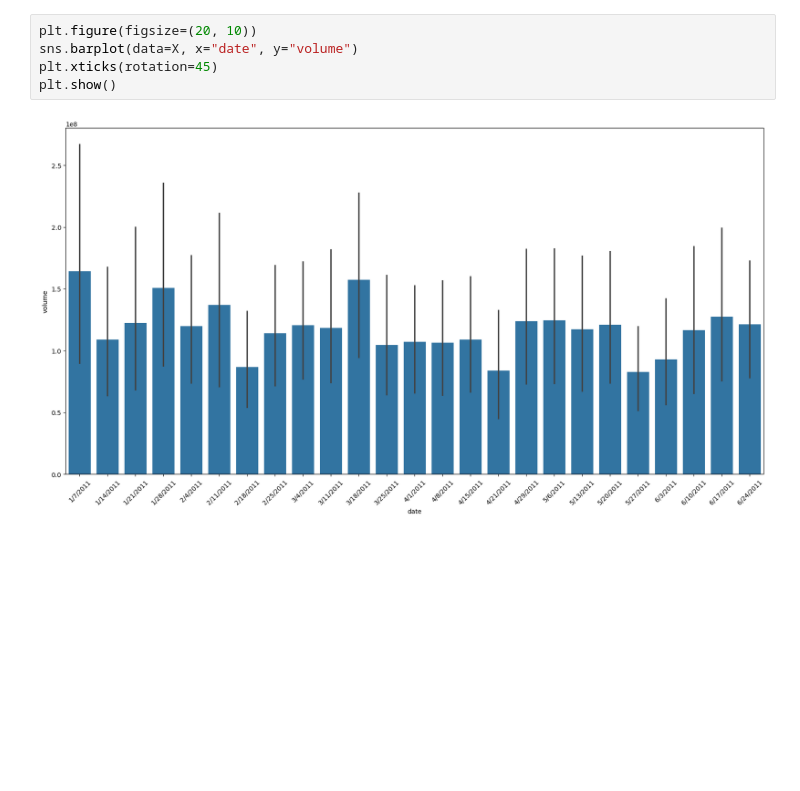
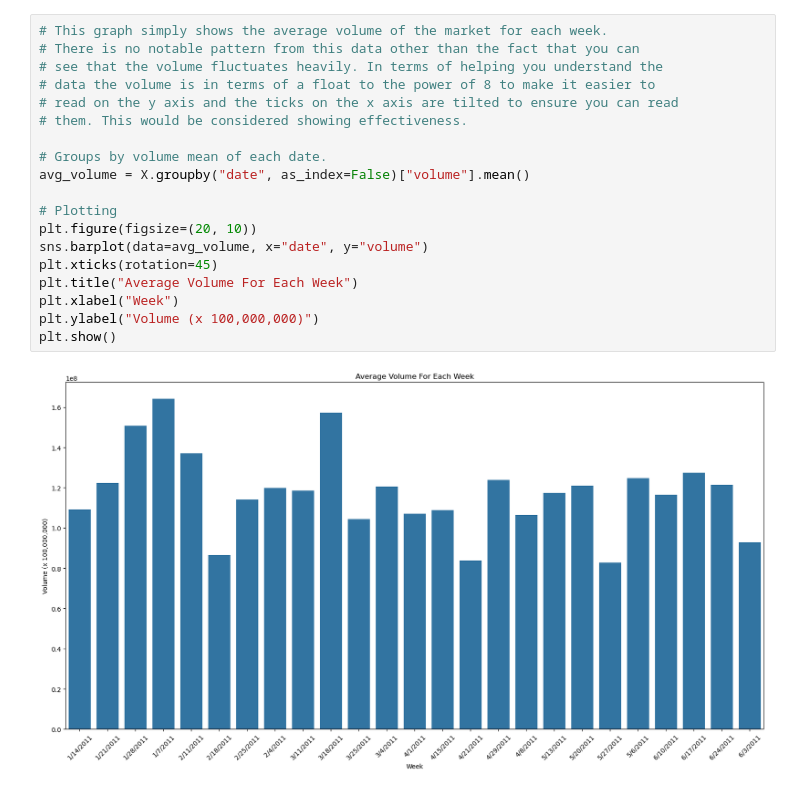
Before and after one commit to ZacharyWarsalla/CS445-Lab2, a Jupyter notebook: Warsalla Lab2.ipynb, the cells around one changed output. Saved outputs shown, nothing was run; the diff lists cells and outputs as text; blank space fills up the shorter version.

```diff
--- a/Warsalla Lab2.ipynb
+++ b/Warsalla Lab2.ipynb
@@ -35,10 +35,24 @@ print(X)
 
 [750 rows x 15 columns]
 # %%
+# This graph simply shows the average volume of the market for each week.
+# There is no notable pattern from this data other than the fact that you can
+# see that the volume fluctuates heavily. In terms of helping you understand the
+# data the volume is in terms of a float to the power of 8 to make it easier to
+# read on the y axis and the ticks on the x axis are tilted to ensure you can read
+# them. This would be considered showing effectiveness.
+
+# Groups by volume mean of each date.
+avg_volume = X.groupby("date", as_index=False)["volume"].mean()
+
+# Plotting
 plt.figure(figsize=(20, 10))
-sns.barplot(data=X, x="date", y="volume")
+sns.barplot(data=avg_volume, x="date", y="volume")
 plt.xticks(rotation=45)
+plt.title("Average Volume For Each Week")
+plt.xlabel("Week")
+plt.ylabel("Volume (x 100,000,000)")
 plt.show()
 # %% [output]
-[figure, old version]
+[figure, new version]
 # %%
```
Also changed, not shown: parts of 4 cells of this notebook, 5 other files.
